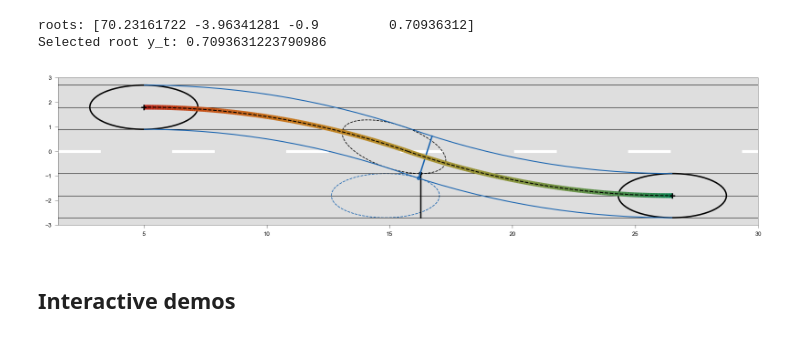
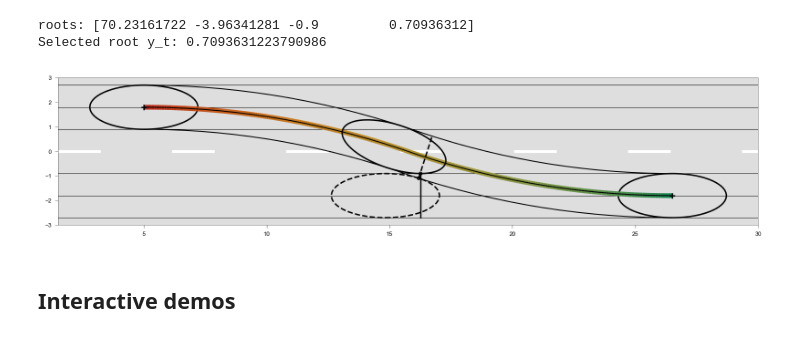
Before and after one commit to EPFL-ENAC/LUTS-pneuma-simulator, a Jupyter notebook: notebooks/discrete.ipynb, the cells around one changed output. Saved outputs shown, nothing was run; the diff lists cells and outputs as text; code cells hidden in the pictures.

```diff
--- a/notebooks/discrete.ipynb
+++ b/notebooks/discrete.ipynb
@@ -882,11 +834,9 @@ else:
 # %% [output]
 roots: [0.95133332 0.87846686]
 # %%
-tangential = deepcopy(alpha)
-tangential.styles = {"ec": "k", "fc": "none", "fill": True, "lw": 0.75, "ls": "--"}
-tangential.x = x_check + abs(R * (sin(invasion_angle)))
-tangential.y = sign(y_check) * (W / 2 - abs(R * (1 - cos(invasion_angle))))
-tangential.theta = invasion_angle
+invasion_x = x_check + abs(R * (sin(invasion_angle)))
+invasion_y = sign(y_check) * (W / 2 - abs(R * (1 - cos(invasion_angle))))
+invasion_theta = invasion_angle
 # %%
 a4 = w**2 - s**2
 a3 = 2 * R * (s**2 - w**2)
@@ -904,11 +854,8 @@ yp = np.min(positive_roots) if positive_roots.size > 0 else None
 print(f"Selected root y_t: {yp}")
 xp = sqrt(s**2 * (1 - yp**2 / w**2))
 p = abs(sqrt((R + w) ** 2 - (yp - R) ** 2) + xp)
-quartic = deepcopy(alpha)
-quartic.styles = {"ec": dark_blue, "fc": "none", "fill": True, "lw": 0.75, "ls": "--"}
-quartic.x = x_hat - p
-quartic.y = -y_check
-quartic.theta = 0
+f_x = x_hat - p
+f_y = -y_check
 # %% [output]
 roots: [70.23161722 -3.96341281 -0.9         0.70936312]
 Selected root y_t: 0.7093631223790986
@@ -918,9 +865,7 @@ y_0 = y_check - sign(y_check) * R
 offset = -sign(y_check) * 2 * w
 Cx = x_hat
 Cy = -y_0
-offset_x, offset_y = offset_point_on_circle(
-    quartic.x + xp, quartic.y + sign(y_check) * yp, Cx, Cy, R + w, sign(y_check) * offset
-)
+offset_x, offset_y = offset_point_on_circle(f_x + xp, f_y + sign(y_check) * yp, Cx, Cy, R + w, sign(y_check) * offset)
 # %%
 %matplotlib inline
 fig, ax = plt.subplots(figsize=(32 * cm, 6 * cm), dpi=150)
@@ -954,52 +899,55 @@ else:
     theta12=-90+degrees(phi)
     theta21=90
     theta22=90+degrees(phi)
 r_min = R - w
 r_max = R + w
-arc1 = Arc((x_check, y_0), R * 2, R * 2, theta1=theta11, theta2=theta12, zorder=100, color="k", ls="--")
-arc1_min = Arc((x_check, y_0), r_min * 2, r_min * 2, theta1=theta11, theta2=theta12, zorder=100, color=dark_blue)
-arc1_max = Arc((x_check, y_0), r_max * 2, r_max * 2, theta1=theta11, theta2=theta12, zorder=100, color=dark_blue)
-arc2 = Arc((x_hat, -y_0), R * 2, R * 2, theta1=theta21, theta2=theta22, zorder=100, color="k", ls="--")
-arc2_min = Arc((x_hat, -y_0), r_min * 2, r_min * 2, theta1=theta21, theta2=theta22, zorder=100, color=dark_blue)
-arc2_max = Arc((x_hat, -y_0), r_max * 2, r_max * 2, theta1=theta21, theta2=theta22, zorder=100, color=dark_blue)
+arc1 = Arc((x_check, y_0), R * 2, R * 2, theta1=theta11, theta2=theta12, zorder=100, color="k", ls="-")
+arc1_min = Arc((x_check, y_0), r_min * 2, r_min * 2, theta1=theta11, theta2=theta12, zorder=100, color='k')
+arc1_max = Arc((x_check, y_0), r_max * 2, r_max * 2, theta1=theta11, theta2=theta12, zorder=100, color='k')
+arc2 = Arc((x_hat, -y_0), R * 2, R * 2, theta1=theta21, theta2=theta22, zorder=100, color="k", ls="-")
+arc2_min = Arc((x_hat, -y_0), r_min * 2, r_min * 2, theta1=theta21, theta2=theta22, zorder=100, color='k')
+arc2_max = Arc((x_hat, -y_0), r_max * 2, r_max * 2, theta1=theta21, theta2=theta22, zorder=100, color='k')
 ax.add_patch(arc1)
 ax.add_patch(arc1_min)
 ax.add_patch(arc1_max)
 ax.add_patch(arc2)
 ax.add_patch(arc2_min)
 ax.add_patch(arc2_max)
 plt.scatter(x_check, y_check, marker="+", ec="k", fc="none", zorder=10)
 plt.scatter(x_hat, y_hat, marker="+", ec="k", fc="none", zorder=10)
 # End draw the path
 # ------------------------------------------------
-#alpha.draw(ax)
-ellipse = Ellipse((x_check, y_check), 2*s, 2*w, angle=0, lw=1.5, ec="k", fc=grey)
+ellipse = Ellipse((x_check, y_check), 2*s, 2*w, angle=0, lw=1.5, ec="k", fc='none')
 ax.add_patch(ellipse)
-ellipse = Ellipse((x_hat, y_hat), 2*s, 2*w, angle=0, lw=1.5, ec="k", fc=grey)
+ellipse = Ellipse((x_hat, y_hat), 2*s, 2*w, angle=0, lw=1.5, ec="k", fc='none')
 ax.add_patch(ellipse)
-tangential.draw(ax)
-plt.scatter(tangential.x + xt, tangential.y + yt, ec="k", fc="none",marker=".")
+ellipse = Ellipse((invasion_x, invasion_y), 2*s, 2*w, angle=degrees(invasion_theta), lw=1.5, ec="k", fc='none', zorder=10)
+ax.add_patch(ellipse)
+ellipse = Ellipse((f_x, f_y), 2*s, 2*w, angle=0, lw=1.5, ec="k", fc='none', ls='--')
+ax.add_patch(ellipse)
+plt.scatter(invasion_x + xt, invasion_y + yt, ec="k", fc="none",marker=".")
 plt.plot(
-    (tangential.x + xt, tangential.x + xt),
-    (sign(y_hat)*tangential.w,sign(y_hat)*3 * tangential.w),
+    (invasion_x + xt, invasion_x + xt),
+    (sign(y_hat)*w,sign(y_hat)*3 * w),
     c="k",
     lw=1.5,
 )
-quartic.draw(ax)
-plt.scatter(quartic.x + xp, quartic.y + sign(y_check)* yp, ec=dark_blue, fc="none", marker=".")
+plt.scatter(f_x + xp, f_y + sign(y_check)* yp, ec='k', fc="none", marker=".")
 plt.plot(
-    (quartic.x + xp, offset_x),
-    (quartic.y + sign(y_check)*yp, offset_y),
-    c=dark_blue,
+    (f_x + xp, offset_x),
+    (f_y + sign(y_check)*yp, offset_y),
+    c='k',
+    ls='--',
     lw=1.5,
+    zorder=10,
 )
 colored_line(x_arr, y_arr, v_arr, ax=ax,cmap=cmap,lw=5)
 plt.ylim(ymin, ymax)
 fig.tight_layout(pad=0)
 fig.canvas.header_visible = False
 #plt.savefig("./output/sketches/lane-change.pdf", format="pdf", transparent=True)
 # %% [output]
-[figure, old version]
+[figure, new version]
 # %% [markdown]
 ## Interactive demos
 # %%
```
Also changed, not shown: parts of 6 cells of this notebook.
